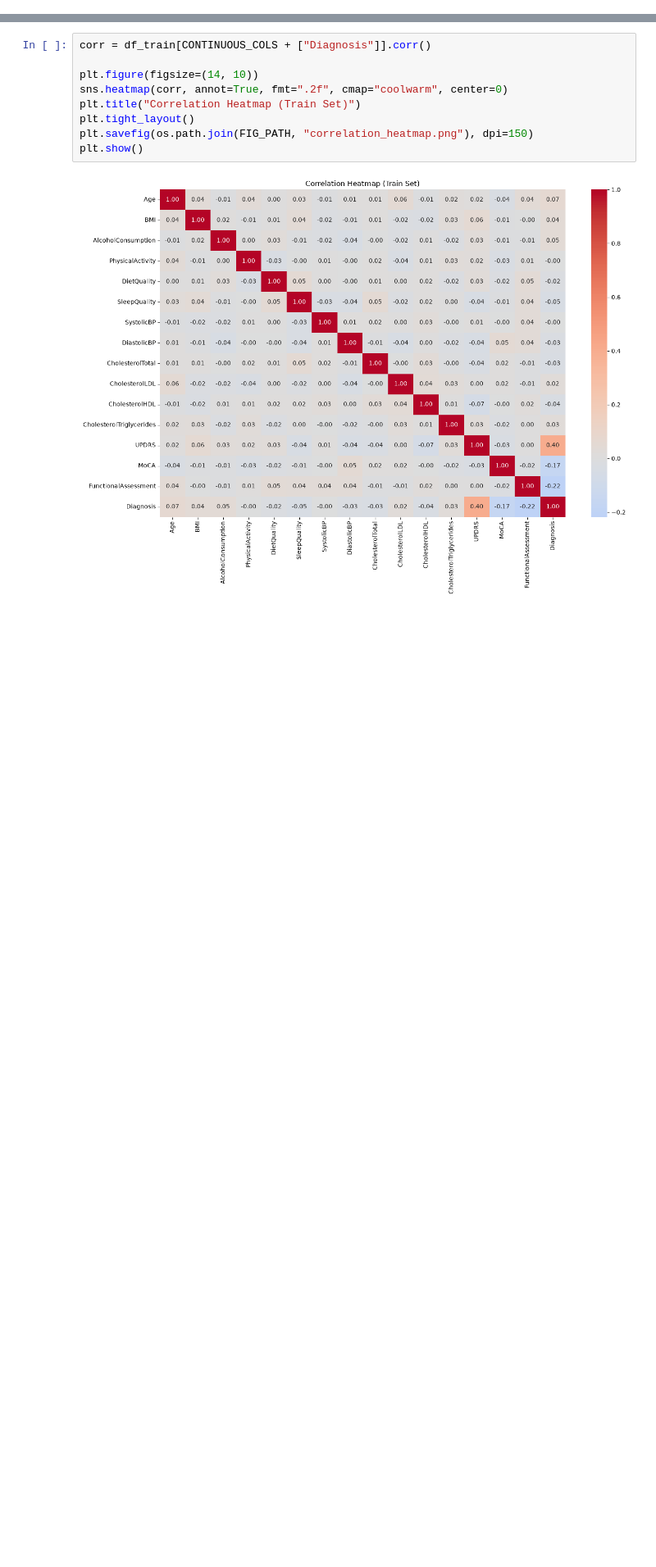
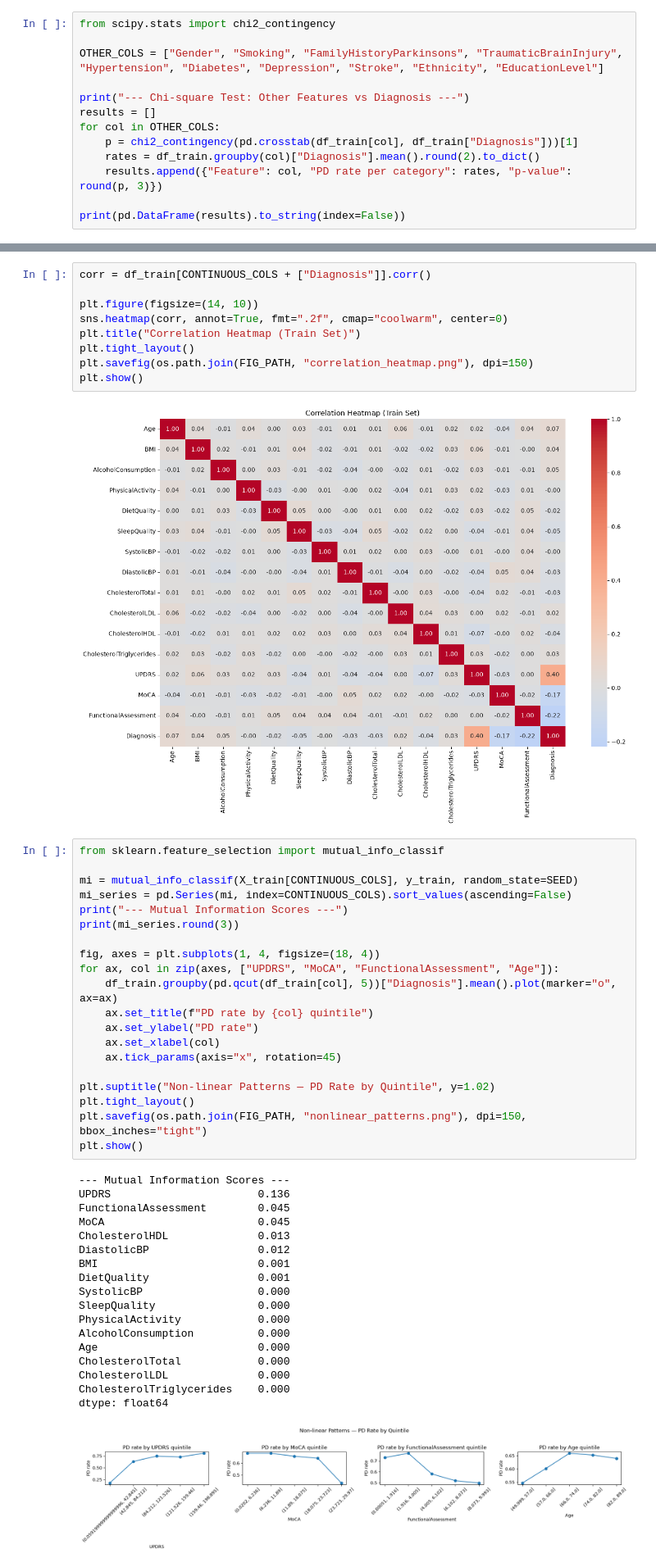
Before and after one commit to PrAnAvM5/Parkinson-Disease-Classification, a Jupyter notebook: notebooks/01_data_understanding.ipynb, the cells around one changed output, grey strips where cells are left out. Shown at 82% size. Drawn from its saved outputs; the diff is of its cells as text; blank space fills up the shorter version.

```diff
--- a/notebooks/01_data_understanding.ipynb
+++ b/notebooks/01_data_understanding.ipynb
@@ -122,0 +160,13 @@ plt.show()
+# %%
+from scipy.stats import chi2_contingency
+
+OTHER_COLS = ["Gender", "Smoking", "FamilyHistoryParkinsons", "TraumaticBrainInjury", "Hypertension", "Diabetes", "Depression", "Stroke", "Ethnicity", "EducationLevel"]
+
+print("--- Chi-square Test: Other Features vs Diagnosis ---")
+results = []
+for col in OTHER_COLS:
+    p = chi2_contingency(pd.crosstab(df_train[col], df_train["Diagnosis"]))[1]
+    rates = df_train.groupby(col)["Diagnosis"].mean().round(2).to_dict()
+    results.append({"Feature": col, "PD rate per category": rates, "p-value": round(p, 3)})
+
+print(pd.DataFrame(results).to_string(index=False))
@@ -131,3 +210,42 @@ plt.savefig(os.path.join(FIG_PATH, "correlation_heatmap.png"), dpi=150)
 plt.show()
 # %% [output]
 [figure]
+# %%
+from sklearn.feature_selection import mutual_info_classif
+
+mi = mutual_info_classif(X_train[CONTINUOUS_COLS], y_train, random_state=SEED)
+mi_series = pd.Series(mi, index=CONTINUOUS_COLS).sort_values(ascending=False)
+print("--- Mutual Information Scores ---")
+print(mi_series.round(3))
+
+fig, axes = plt.subplots(1, 4, figsize=(18, 4))
+for ax, col in zip(axes, ["UPDRS", "MoCA", "FunctionalAssessment", "Age"]):
+    df_train.groupby(pd.qcut(df_train[col], 5))["Diagnosis"].mean().plot(marker="o", ax=ax)
+    ax.set_title(f"PD rate by {col} quintile")
+    ax.set_ylabel("PD rate")
+    ax.set_xlabel(col)
+    ax.tick_params(axis="x", rotation=45)
+
+plt.suptitle("Non-linear Patterns — PD Rate by Quintile", y=1.02)
+plt.tight_layout()
+plt.savefig(os.path.join(FIG_PATH, "nonlinear_patterns.png"), dpi=150, bbox_inches="tight")
+plt.show()
+# %% [output]
+--- Mutual Information Scores ---
+UPDRS                       0.136
+FunctionalAssessment        0.045
+MoCA                        0.045
+CholesterolHDL              0.013
+DiastolicBP                 0.012
+BMI                         0.001
+DietQuality                 0.001
+SystolicBP                  0.000
+SleepQuality                0.000
+PhysicalActivity            0.000
+AlcoholConsumption          0.000
+Age                         0.000
+CholesterolTotal            0.000
+CholesterolLDL              0.000
+CholesterolTriglycerides    0.000
+dtype: float64
+[figure, added]
```
Also changed, not shown: parts of 14 cells of this notebook, 6 other files.
